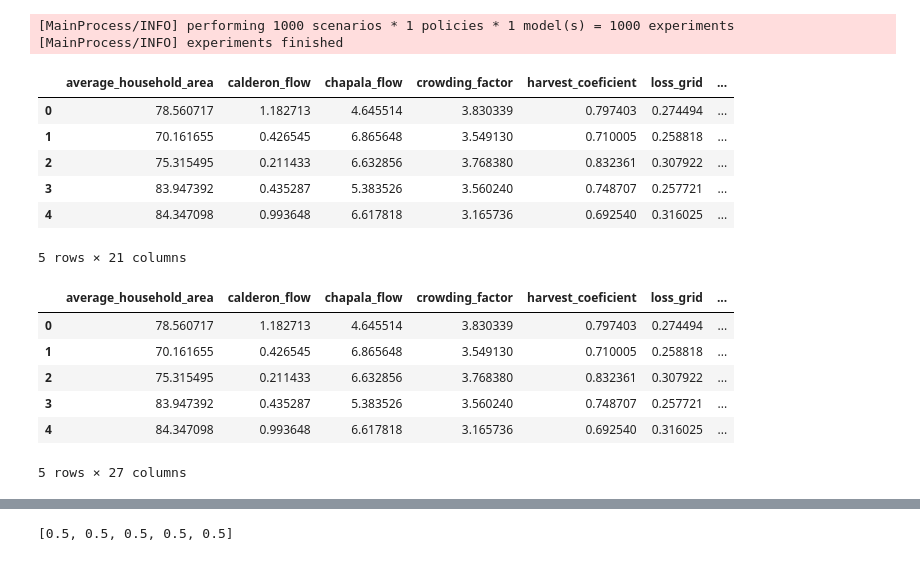
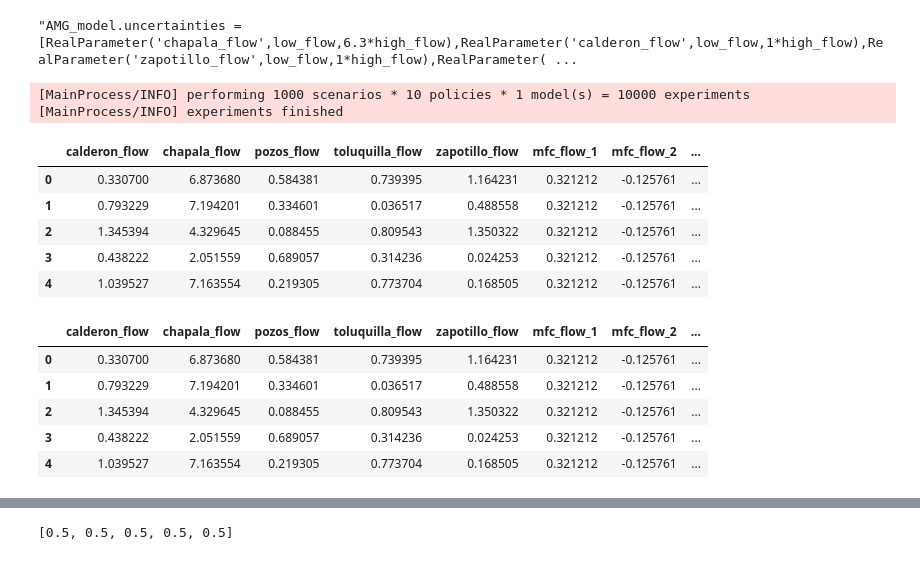
Before and after one commit to arielgoldin/GDL_Aquapheric_Policies, a Jupyter notebook: AMG_experimentation.ipynb, the cells around one changed output, grey strips where cells are left out. Drawn from its saved outputs; the diff is of its cells as text; code cells hidden in the pictures.

```diff
--- a/AMG_experimentation.ipynb
+++ b/AMG_experimentation.ipynb
@@ -18,19 +26,20 @@ ema_logging.log_to_stderr(ema_logging.INFO)
 #instantiate the model
 AMG_model = Model("AMGmodel", function = AMG_model)
 
-
+#define a +- multiplier of 15% for all the uncertainties
 lowrange = 0.85
 highrange = 1.15
 
+#define a multiplier for all the water flows based on the average 2020 flow that represents drought and possible compensation by other sources
+low_flow=0
+high_flow=1.5
+
 #Specify unceertainties
-AMG_model.uncertainties = [RealParameter('private_intakes_1',445436*lowrange,445436*highrange), RealParameter('private_intakes_2',125446*lowrange,125446*highrange), RealParameter('private_intakes_3',147032*lowrange,147032*highrange), RealParameter('private_intakes_4',128862*lowrange,128862*highrange), RealParameter('private_intakes_5',199613*lowrange,199613*highrange),
-                           RealParameter('public_consumption',129*lowrange,129*highrange),
-                           RealParameter('crowding_factor',3.55*lowrange,3.55*highrange),
-                           RealParameter('chapala_flow',0,6.3*1.4),RealParameter('calderon_flow',0,1*1.4),RealParameter('zapotillo_flow',0,1*1.4),RealParameter('pozos_flow',0,0.5*2.3),RealParameter('toluquilla_flow',0,1*1.4),
-                           RealParameter('node_division',0.35*lowrange,0.35*highrange),
-                           RealParameter('loss_grid',0.3*lowrange,0.3*highrange), RealParameter('loss_potabilisation',0.05*lowrange,0.05*highrange),
-                           RealParameter('rainfall',0,80*1.5), RealParameter('harvest_coeficient',0.75*lowrange,0.75*highrange), RealParameter('average_household_area',80*lowrange,80*highrange),
-                           ]
+AMG_model.uncertainties = [RealParameter('chapala_flow',low_flow,6.3*high_flow),
+                           RealParameter('calderon_flow',low_flow,1*high_flow),
+                           RealParameter('zapotillo_flow',low_flow,1*high_flow),
+                           RealParameter('pozos_flow',low_flow,0.5*high_flow),
+                           RealParameter('toluquilla_flow',low_flow,1*high_flow)]
 
 AMG_model.levers = [RealParameter('mfc_flow_1',-1,1),
                     RealParameter('mfc_flow_2',-1,1),
@@ -42,45 +51,61 @@ AMG_model.outcomes = [ScalarOutcome("supplied_demand_1", kind=ScalarOutcome.MAXI
                       ScalarOutcome("supplied_demand_2", kind=ScalarOutcome.MAXIMIZE),
                       ScalarOutcome("supplied_demand_3", kind=ScalarOutcome.MAXIMIZE),
                       ScalarOutcome("supplied_demand_4", kind=ScalarOutcome.MAXIMIZE),
-                      ScalarOutcome("supplied_demand_5", kind=ScalarOutcome.MAXIMIZE)]
+                      ScalarOutcome("supplied_demand_5", kind=ScalarOutcome.MAXIMIZE),
+                      ScalarOutcome("min_supplied_demand", kind=ScalarOutcome.MAXIMIZE)
+                      ]
+
+#All uncertainties
+'''AMG_model.uncertainties = [RealParameter('chapala_flow',low_flow,6.3*high_flow),RealParameter('calderon_flow',low_flow,1*high_flow),RealParameter('zapotillo_flow',low_flow,1*high_flow),RealParameter('pozos_flow',low_flow,0.5*high_flow),RealParameter('toluquilla_flow',low_flow,1*high_flow),
+                           RealParameter('private_intakes_1',445436*lowrange,445436*highrange), RealParameter('private_intakes_2',125446*lowrange,125446*highrange), RealParameter('private_intakes_3',147032*lowrange,147032*highrange), RealParameter('private_intakes_4',128862*lowrange,128862*highrange), RealParameter('private_intakes_5',199613*lowrange,199613*highrange),
+                           RealParameter('public_consumption',129*lowrange,129*highrange),
+                           RealParameter('crowding_factor',3.55*lowrange,3.55*highrange),
+                           RealParameter('node_division',0.35*lowrange,0.35*highrange),
+                           RealParameter('loss_grid',0.3*lowrange,0.3*highrange), RealParameter('loss_potabilisation',0.05*lowrange,0.05*highrange),
+                           RealParameter('rainfall',0,80*1.5), RealParameter('harvest_coeficient',0.75*lowrange,0.75*highrange), RealParameter('average_household_area',80*lowrange,80*highrange),
+                           ]
+        '''
+# %% [output]
+"AMG_model.uncertainties = [RealParameter('chapala_flow',low_flow,6.3*high_flow),RealParameter('calderon_flow',low_flow,1*high_flow),RealParameter('zapotillo_flow',low_flow,1*high_flow),RealParameter( ...
 # %%
 from ema_workbench import Policy, perform_experiments
 from ema_workbench import ema_logging
 
 n_scenarios = 1000
-n_policies = 4
+n_policies = 10
+seed=23021995
 
-experiments,results = perform_experiments(AMG_model, n_scenarios)
+experiments,results = perform_experiments(AMG_model, policies=n_policies, scenarios=n_scenarios)
 # %% [output]
-[MainProcess/INFO] performing 1000 scenarios * 1 policies * 1 model(s) = 1000 experiments
+[MainProcess/INFO] performing 1000 scenarios * 10 policies * 1 model(s) = 10000 experiments
 [MainProcess/INFO] experiments finished
 # %%
 import pandas as pd
 
 experiments.head()
 # %% [output]
-|  | average_household_area | calderon_flow | chapala_flow | crowding_factor | harvest_coeficient | loss_grid | ... |
-| 0 | 78.560717 | 1.182713 | 4.645514 | 3.830339 | 0.797403 | 0.274494 | ... |
-| 1 | 70.161655 | 0.426545 | 6.865648 | 3.549130 | 0.710005 | 0.258818 | ... |
-| 2 | 75.315495 | 0.211433 | 6.632856 | 3.768380 | 0.832361 | 0.307922 | ... |
-| 3 | 83.947392 | 0.435287 | 5.383526 | 3.560240 | 0.748707 | 0.257721 | ... |
-| 4 | 84.347098 | 0.993648 | 6.617818 | 3.165736 | 0.692540 | 0.316025 | ... |
+|  | calderon_flow | chapala_flow | pozos_flow | toluquilla_flow | zapotillo_flow | mfc_flow_1 | mfc_flow_2 | ... |
+| 0 | 0.330700 | 6.873680 | 0.584381 | 0.739395 | 1.164231 | 0.321212 | -0.125761 | ... |
+| 1 | 0.793229 | 7.194201 | 0.334601 | 0.036517 | 0.488558 | 0.321212 | -0.125761 | ... |
+| 2 | 1.345394 | 4.329645 | 0.088455 | 0.809543 | 1.350322 | 0.321212 | -0.125761 | ... |
+| 3 | 0.438222 | 2.051559 | 0.689057 | 0.314236 | 0.024253 | 0.321212 | -0.125761 | ... |
+| 4 | 1.039527 | 7.163554 | 0.219305 | 0.773704 | 0.168505 | 0.321212 | -0.125761 | ... |
-5 rows × 21 columns
 # %%
 import numpy as np
 
-results_df = pd.DataFrame(results, columns=["supplied_demand_1","supplied_demand_2","supplied_demand_3","supplied_demand_4","supplied_demand_5"])
+#getting experiments and results into a single dataframe for easier analysis and viz
+
+results_df = pd.DataFrame(results, columns=["supplied_demand_1","supplied_demand_2","supplied_demand_3","supplied_demand_4","supplied_demand_5","min_supplied_demand"])
 global_df = experiments.join(results_df)
 global_df["total_extraction"] = global_df["chapala_flow"] + global_df["calderon_flow"] + global_df["zapotillo_flow"] + global_df["toluquilla_flow"] + global_df["pozos_flow"]
 global_df = global_df.replace(np.nan, 0)
 
 global_df.to_csv("global_df.csv")
 global_df.head()
 # %% [output]
-|  | average_household_area | calderon_flow | chapala_flow | crowding_factor | harvest_coeficient | loss_grid | ... |
-| 0 | 78.560717 | 1.182713 | 4.645514 | 3.830339 | 0.797403 | 0.274494 | ... |
-| 1 | 70.161655 | 0.426545 | 6.865648 | 3.549130 | 0.710005 | 0.258818 | ... |
-| 2 | 75.315495 | 0.211433 | 6.632856 | 3.768380 | 0.832361 | 0.307922 | ... |
-| 3 | 83.947392 | 0.435287 | 5.383526 | 3.560240 | 0.748707 | 0.257721 | ... |
-| 4 | 84.347098 | 0.993648 | 6.617818 | 3.165736 | 0.692540 | 0.316025 | ... |
+|  | calderon_flow | chapala_flow | pozos_flow | toluquilla_flow | zapotillo_flow | mfc_flow_1 | mfc_flow_2 | ... |
+| 0 | 0.330700 | 6.873680 | 0.584381 | 0.739395 | 1.164231 | 0.321212 | -0.125761 | ... |
+| 1 | 0.793229 | 7.194201 | 0.334601 | 0.036517 | 0.488558 | 0.321212 | -0.125761 | ... |
+| 2 | 1.345394 | 4.329645 | 0.088455 | 0.809543 | 1.350322 | 0.321212 | -0.125761 | ... |
+| 3 | 0.438222 | 2.051559 | 0.689057 | 0.314236 | 0.024253 | 0.321212 | -0.125761 | ... |
+| 4 | 1.039527 | 7.163554 | 0.219305 | 0.773704 | 0.168505 | 0.321212 | -0.125761 | ... |
-5 rows × 27 columns
```
Also changed, not shown: parts of 8 cells of this notebook, 4 other files.
